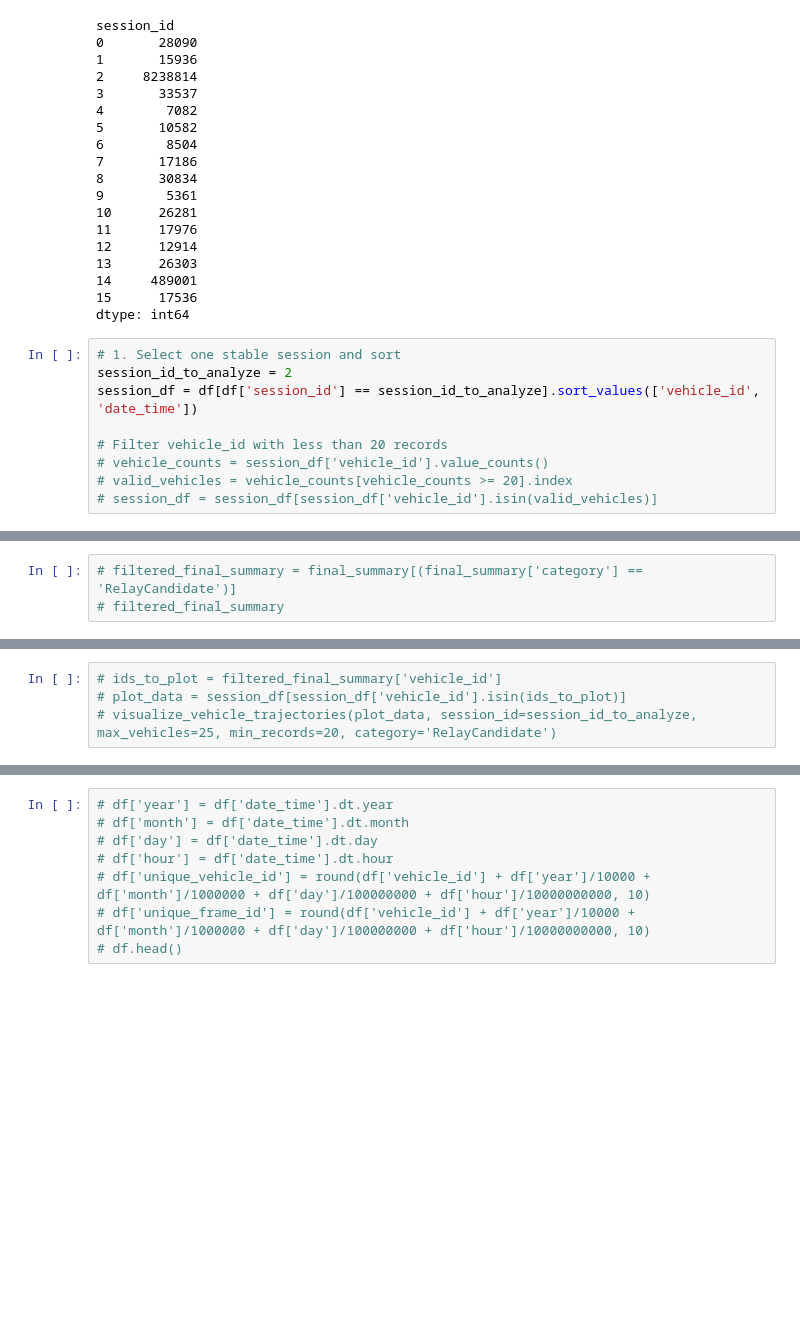
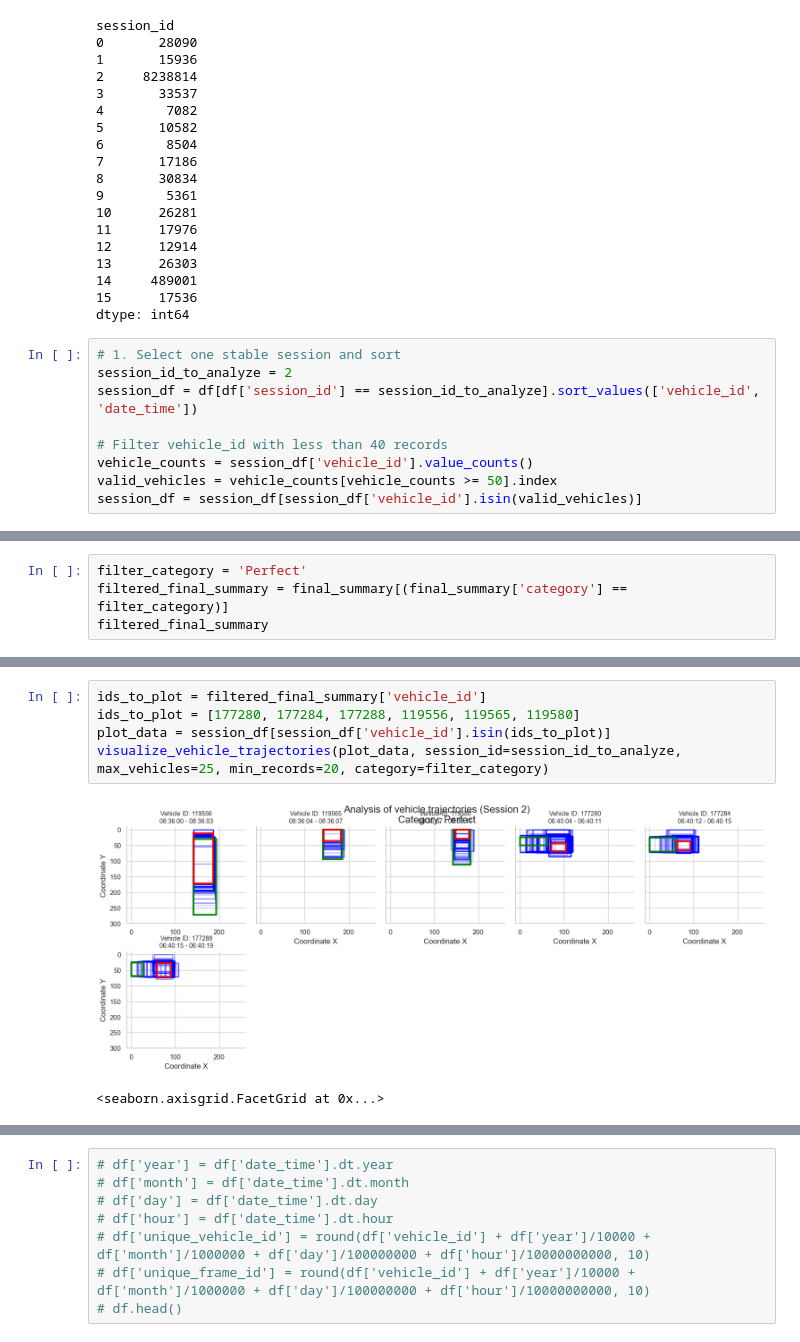
Before and after one commit to mikeandrusyak/Traffic-monitoring-Challenge, a Jupyter notebook: load_data_from_database.ipynb, the cells around one changed output, grey strips where cells are left out. Cells and saved outputs as stored; diff of their text form; blank space fills up the shorter version.

```diff
--- a/load_data_from_database.ipynb
+++ b/load_data_from_database.ipynb
@@ -49,7 +51,7 @@ dtype: int64
 session_id_to_analyze = 2
 session_df = df[df['session_id'] == session_id_to_analyze].sort_values(['vehicle_id', 'date_time'])
 
-# Filter vehicle_id with less than 20 records
-# vehicle_counts = session_df['vehicle_id'].value_counts()
-# valid_vehicles = vehicle_counts[vehicle_counts >= 20].index
-# session_df = session_df[session_df['vehicle_id'].isin(valid_vehicles)]
+# Filter vehicle_id with less than 40 records
+vehicle_counts = session_df['vehicle_id'].value_counts()
+valid_vehicles = vehicle_counts[vehicle_counts >= 50].index
+session_df = session_df[session_df['vehicle_id'].isin(valid_vehicles)]
@@ -317,5 +70,6 @@ def plot_interactive_matrix(final_summary, dims=None, width=1200, height=1100,
 fig = plot_interactive_matrix(final_summary, max_points_per_category=500)
 fig.show()
 # %%
-# filtered_final_summary = final_summary[(final_summary['category'] == 'RelayCandidate')]
-# filtered_final_summary
+filter_category = 'Perfect'
+filtered_final_summary = final_summary[(final_summary['category'] == filter_category)]
+filtered_final_summary
@@ -322,4 +90,8 @@ fig.show()
 # %%
-# ids_to_plot = filtered_final_summary['vehicle_id']
-# plot_data = session_df[session_df['vehicle_id'].isin(ids_to_plot)]
-# visualize_vehicle_trajectories(plot_data, session_id=session_id_to_analyze, max_vehicles=25, min_records=20, category='RelayCandidate')
+ids_to_plot = filtered_final_summary['vehicle_id']
+ids_to_plot = [177280, 177284, 177288, 119556, 119565, 119580]
+plot_data = session_df[session_df['vehicle_id'].isin(ids_to_plot)]
+visualize_vehicle_trajectories(plot_data, session_id=session_id_to_analyze, max_vehicles=25, min_records=20, category=filter_category)
+# %% [output]
+[figure, added]
+<seaborn.axisgrid.FacetGrid at 0x...>
```
Also changed, not shown: parts of 12 cells of this notebook, 2 other files.
